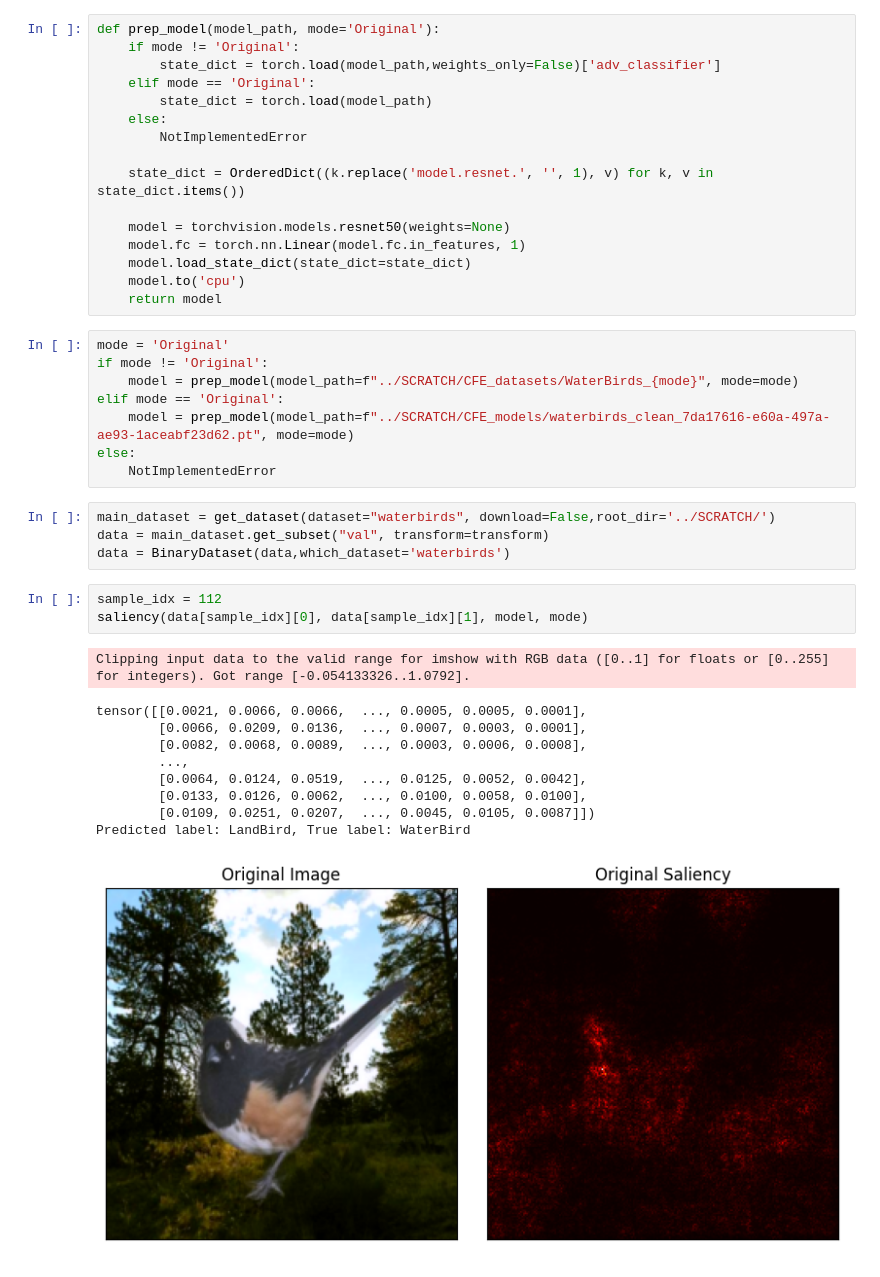
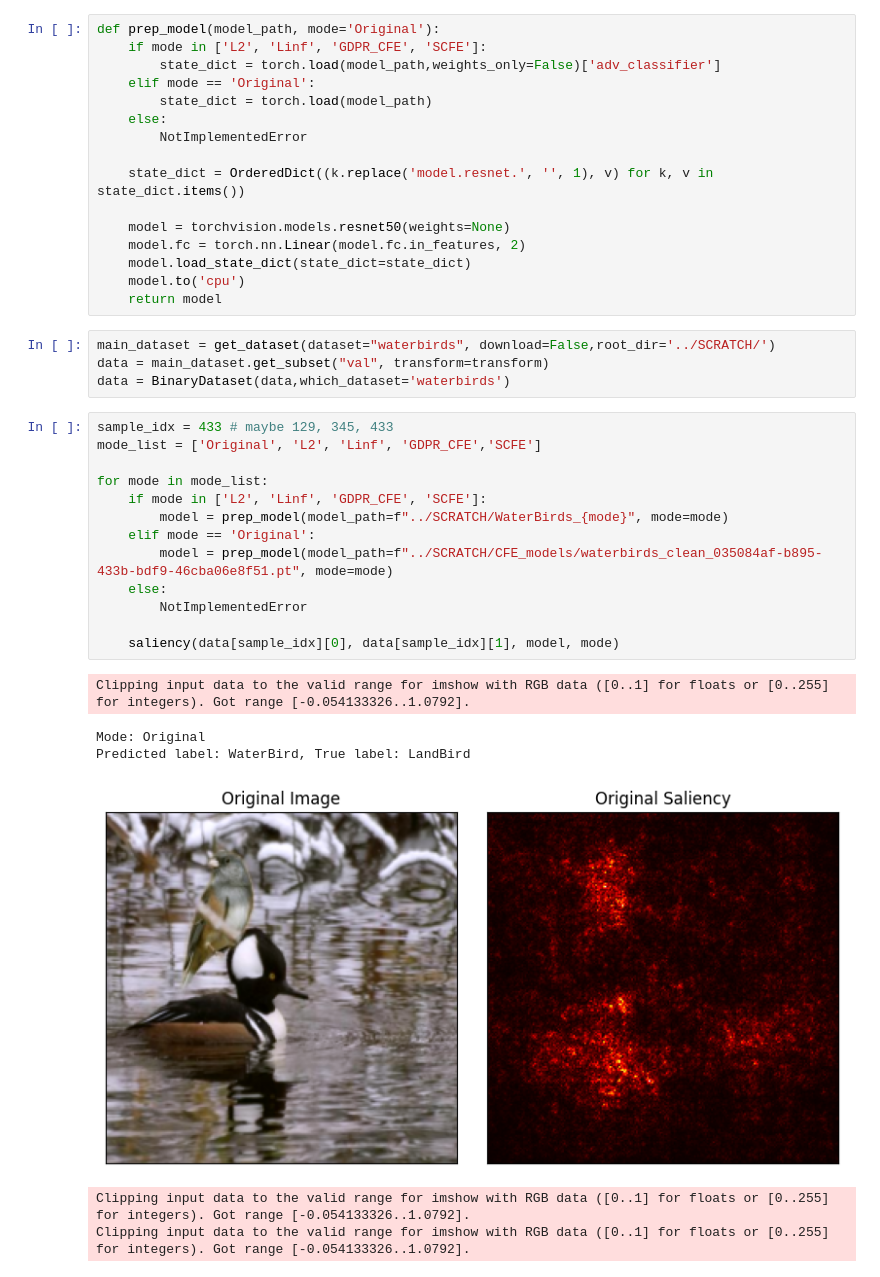
Before and after one commit to KC2431/learning-from-adversarial-perturbations, a Jupyter notebook: salient_maps.ipynb, the cells around one changed output. Saved outputs shown, nothing was run; the diff lists cells and outputs as text.

```diff
--- a/salient_maps.ipynb
+++ b/salient_maps.ipynb
@@ -80,6 +96,6 @@ def saliency(img, label, model, mode='Original'):
 # %%
 def prep_model(model_path, mode='Original'):
-    if mode != 'Original':
+    if mode in ['L2', 'Linf', 'GDPR_CFE', 'SCFE']:
         state_dict = torch.load(model_path,weights_only=False)['adv_classifier']
     elif mode == 'Original':
         state_dict = torch.load(model_path)
@@ -89,33 +105,31 @@ def prep_model(model_path, mode='Original'):
     state_dict = OrderedDict((k.replace('model.resnet.', '', 1), v) for k, v in state_dict.items())
 
     model = torchvision.models.resnet50(weights=None)
-    model.fc = torch.nn.Linear(model.fc.in_features, 1)
+    model.fc = torch.nn.Linear(model.fc.in_features, 2)
     model.load_state_dict(state_dict=state_dict)
     model.to('cpu')
     return model
-# %%
-mode = 'Original'
-if mode != 'Original':
-    model = prep_model(model_path=f"../SCRATCH/CFE_datasets/WaterBirds_{mode}", mode=mode)
-elif mode == 'Original':
-    model = prep_model(model_path=f"../SCRATCH/CFE_models/waterbirds_clean_7da17616-e60a-497a-ae93-1aceabf23d62.pt", mode=mode)
-else:
-    NotImplementedError
 # %%
 main_dataset = get_dataset(dataset="waterbirds", download=False,root_dir='../SCRATCH/')
 data = main_dataset.get_subset("val", transform=transform)
 data = BinaryDataset(data,which_dataset='waterbirds')
-# %%
-sample_idx = 112
-saliency(data[sample_idx][0], data[sample_idx][1], model, mode)
-# %% [output]
-Clipping input data to the valid range for imshow with RGB data ([0..1] for floats or [0..255] for integers). Got range [-0.054133326..1.0792].
-tensor([[0.0021, 0.0066, 0.0066,  ..., 0.0005, 0.0005, 0.0001],
-        [0.0066, 0.0209, 0.0136,  ..., 0.0007, 0.0003, 0.0001],
-        [0.0082, 0.0068, 0.0089,  ..., 0.0003, 0.0006, 0.0008],
-        ...,
-        [0.0064, 0.0124, 0.0519,  ..., 0.0125, 0.0052, 0.0042],
-        [0.0133, 0.0126, 0.0062,  ..., 0.0100, 0.0058, 0.0100],
-        [0.0109, 0.0251, 0.0207,  ..., 0.0045, 0.0105, 0.0087]])
-Predicted label: LandBird, True label: WaterBird
-[figure, removed]
+# %%
+sample_idx = 433 # maybe 129, 345, 433
+mode_list = ['Original', 'L2', 'Linf', 'GDPR_CFE','SCFE']
+
+for mode in mode_list:
+    if mode in ['L2', 'Linf', 'GDPR_CFE', 'SCFE']:
+        model = prep_model(model_path=f"../SCRATCH/WaterBirds_{mode}", mode=mode)
+    elif mode == 'Original':
+        model = prep_model(model_path=f"../SCRATCH/CFE_models/waterbirds_clean_035084af-b895-433b-bdf9-46cba06e8f51.pt", mode=mode)
+    else:
+        NotImplementedError
+
+    saliency(data[sample_idx][0], data[sample_idx][1], model, mode)
+# %% [output]
+Clipping input data to the valid range for imshow with RGB data ([0..1] for floats or [0..255] for integers). Got range [-0.054133326..1.0792].
+Mode: Original
+Predicted label: WaterBird, True label: LandBird
+[figure, added]
+Clipping input data to the valid range for imshow with RGB data ([0..1] for floats or [0..255] for integers). Got range [-0.054133326..1.0792].
+Clipping input data to the valid range for imshow with RGB data ([0..1] for floats or [0..255] for integers). Got range [-0.054133326..1.0792].
```
Also changed, not shown: parts of 2 cells of this notebook.
